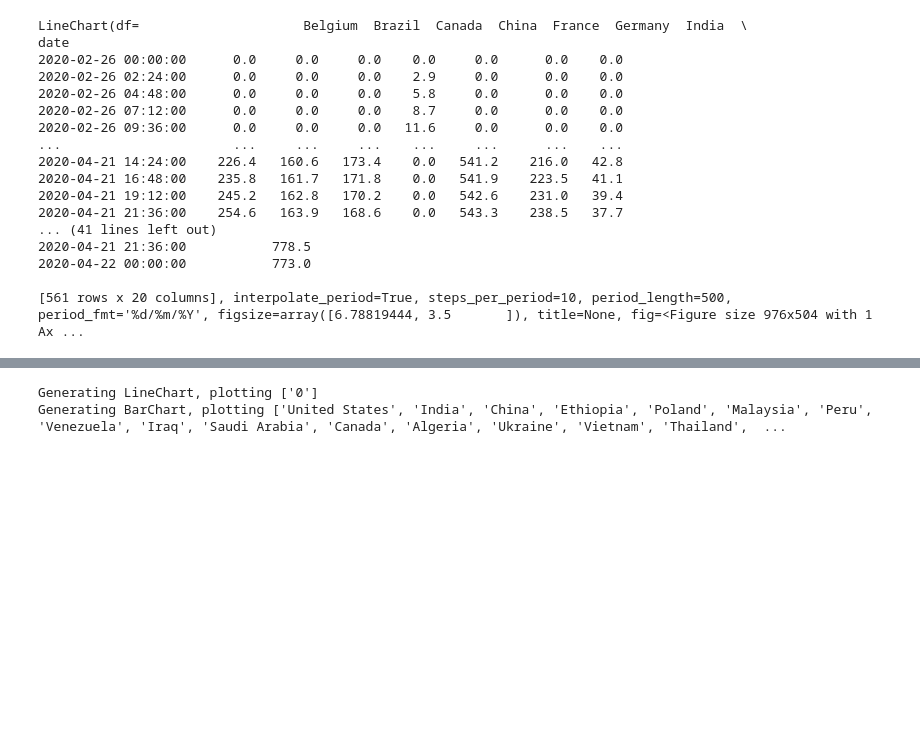
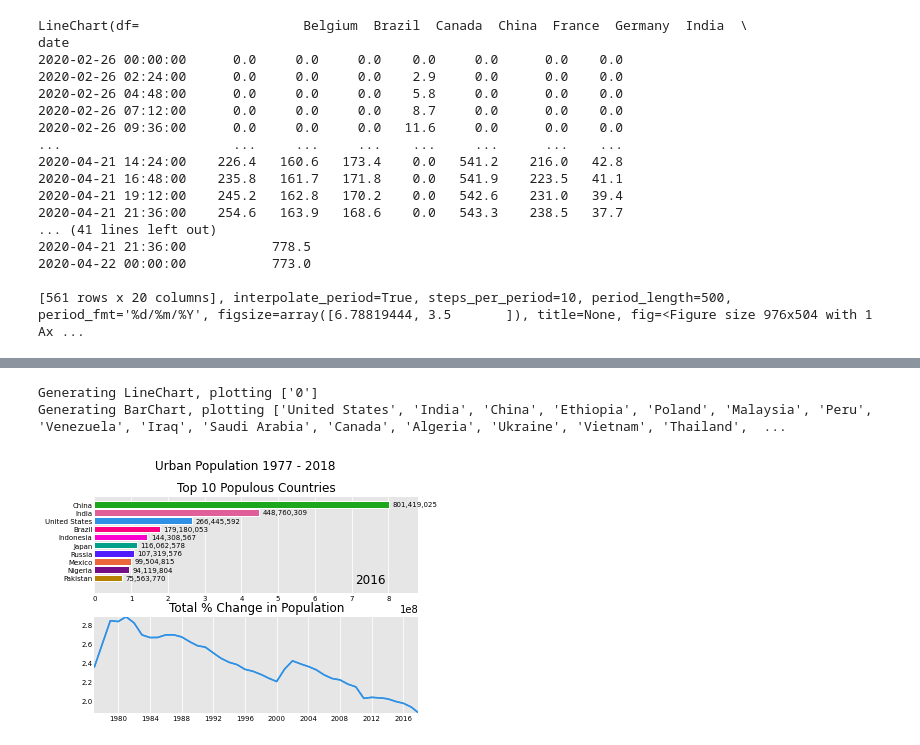
Before and after one commit to JackMcKew/pandas_alive, a Jupyter notebook: README.ipynb, the cells around one changed output, grey strips where cells are left out. Cells and saved outputs as stored; diff of their text form; code cells hidden in the pictures; blank space fills up the shorter version.

Commit message:
Update examples and push on success

```diff
--- a/README.ipynb
+++ b/README.ipynb
@@ -181,19 +256,20 @@ pandas_alive.animate_multiple_plots('examples/example-bar-and-line-chart.gif',[a
 # %%
 import pandas_alive
 
 urban_df = pandas_alive.load_dataset("urban_pop")
 
 animated_line_chart = (
     urban_df.sum(axis=1)
     .pct_change()
     .dropna()
     .mul(100)
     .plot_animated(kind="line", title="Total % Change in Population",period_label=False)
 )
 
-animated_bar_chart = urban_df.plot_animated(kind='barh',n_visible=10,title='Top 10 Populous Countries')
+animated_bar_chart = urban_df.plot_animated(kind='barh',n_visible=10,title='Top 10 Populous Countries',period_fmt="%Y")
 
-pandas_alive.animate_multiple_plots('examples/example-bar-and-line-urban-chart.gif',[animated_bar_chart,animated_line_chart],title='Urban Population 1977 - 2018')
+pandas_alive.animate_multiple_plots('examples/example-bar-and-line-urban-chart.gif',[animated_bar_chart,animated_line_chart],title='Urban Population 1977 - 2018',adjust_subplot_top=0.85)
 # %% [output]
 Generating LineChart, plotting ['0']
 Generating BarChart, plotting ['United States', 'India', 'China', 'Ethiopia', 'Poland', 'Malaysia', 'Peru', 'Venezuela', 'Iraq', 'Saudi Arabia', 'Canada', 'Algeria', 'Ukraine', 'Vietnam', 'Thailand',  ...
+[figure, added]
```
Also changed, not shown: parts of 15 cells of this notebook, 7 other files.
